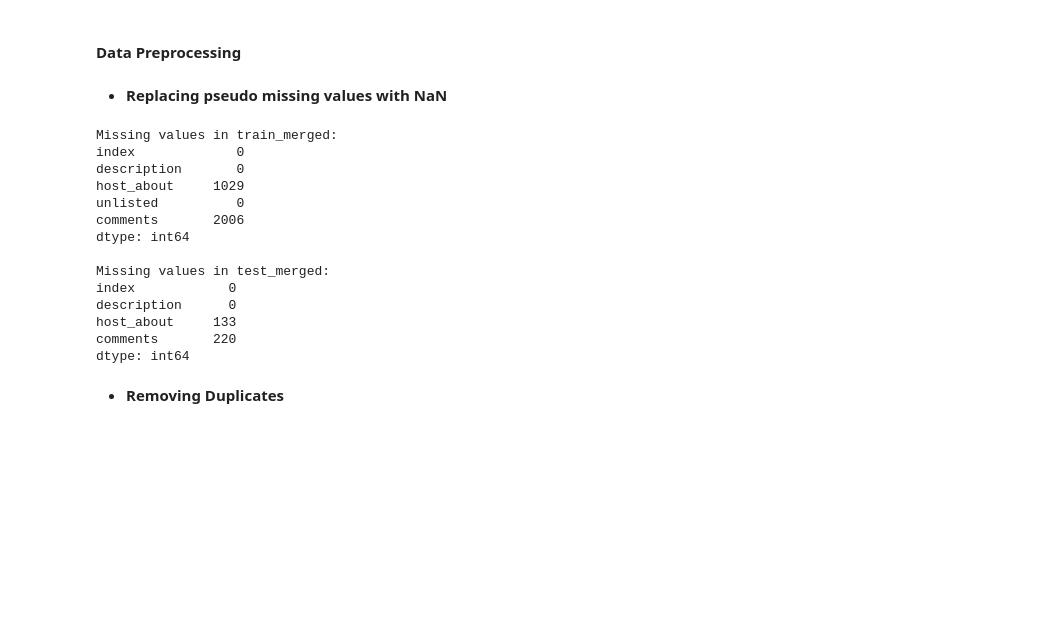
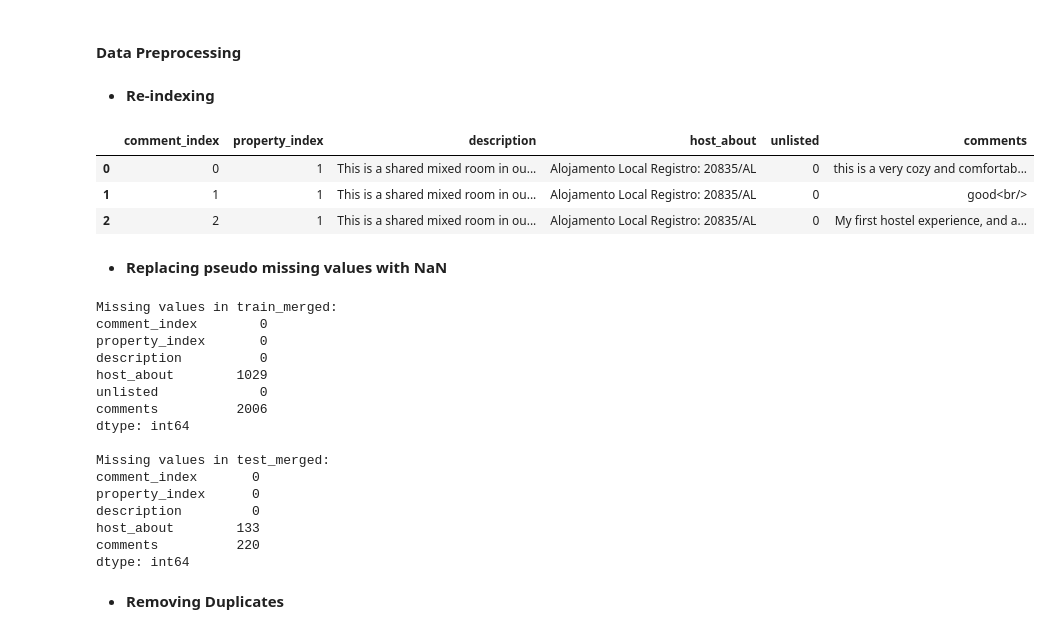
Before and after one commit to fmportela/text-mining-group-project-23-24, a Jupyter notebook: group-3-main.ipynb, the cells around one changed output. Drawn from its saved outputs; the diff is of its cells as text; code cells hidden in the pictures; blank space fills up the shorter version.

Commit message:
fixing indexing errors

```diff
--- a/group-3-main.ipynb
+++ b/group-3-main.ipynb
@@ -950,6 +950,24 @@ Test merged shape: (42086, 4)
 # even though there was already some preprocessing done for data exploration
 # %%
 # also doing all transformations to the test dataset!!!
+# %% [markdown]
+- **Re-indexing**
+# %%
+# we can ensure the quality of the following transformations
+# by creating new indexes - property index and review index
+
+train_merged = train_merged.rename(columns={'index': 'property_index'})
+test_merged = test_merged.rename(columns={'index': 'property_index'})
+
+train_merged = train_merged.reset_index().rename(columns={'index': 'comment_index'})
+test_merged = test_merged.reset_index().rename(columns={'index': 'comment_index'})
+
+display(train_merged.head(3))
+# %% [output]
+|  | comment_index | property_index | description | host_about | unlisted | comments |
+| 0 | 0 | 1 | This is a shared mixed room in ou... | Alojamento Local Registro: 20835/AL | 0 | this is a very cozy and comfortab... |
+| 1 | 1 | 1 | This is a shared mixed room in ou... | Alojamento Local Registro: 20835/AL | 0 | good<br/> |
+| 2 | 2 | 1 | This is a shared mixed room in ou... | Alojamento Local Registro: 20835/AL | 0 | My first hostel experience, and a... |
 # %% [markdown]
 - **Replacing pseudo missing values with NaN**
 # %%
@@ -963,18 +981,20 @@ print('\nMissing values in test_merged:')
 print(test_merged.isna().sum())
 # %% [output]
 Missing values in train_merged:
-index             0
-description       0
-host_about     1029
-unlisted          0
-comments       2006
+comment_index        0
+property_index       0
+description          0
+host_about        1029
+unlisted             0
+comments          2006
 dtype: int64
 
 Missing values in test_merged:
-index            0
-description      0
-host_about     133
-comments       220
+comment_index       0
+property_index      0
+description         0
+host_about        133
+comments          220
 dtype: int64
 # %% [markdown]
 - **Removing Duplicates**
```
Also changed, not shown: parts of 10 cells of this notebook.
